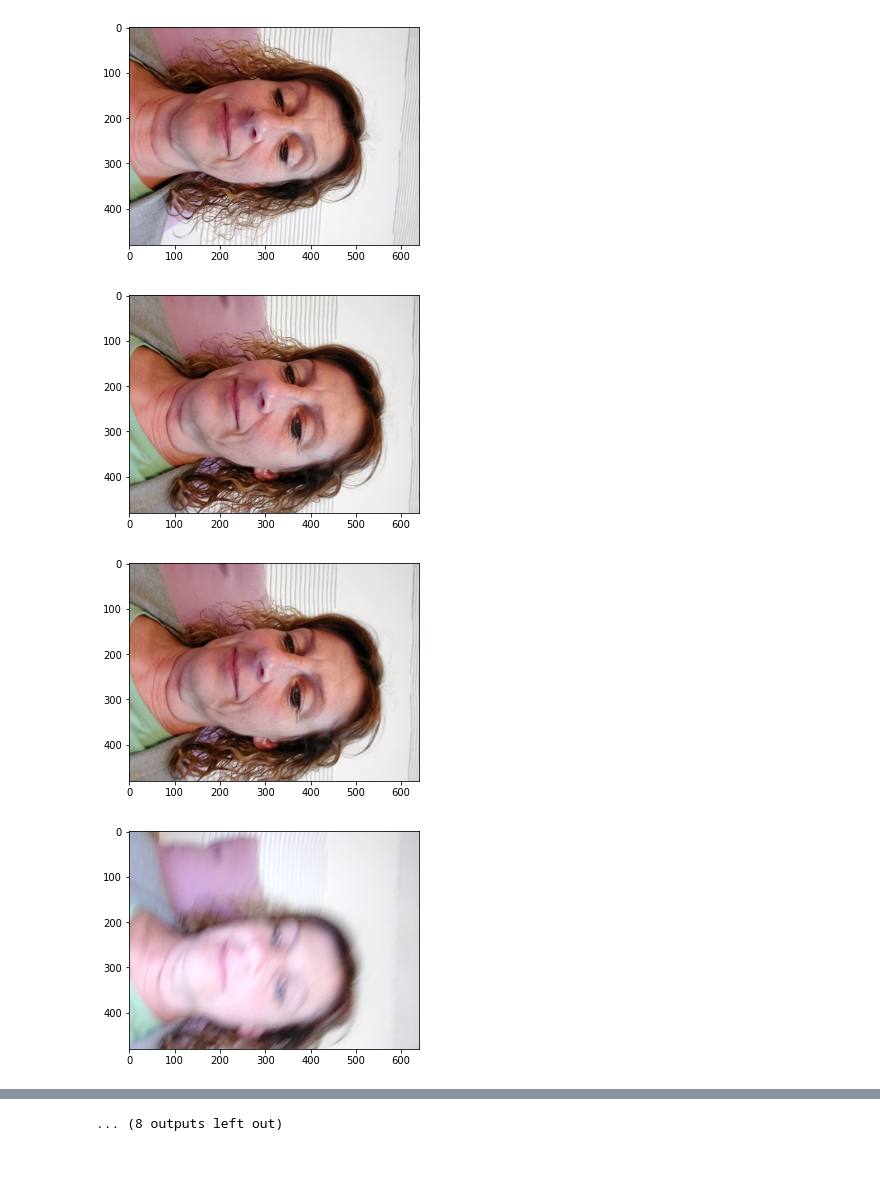
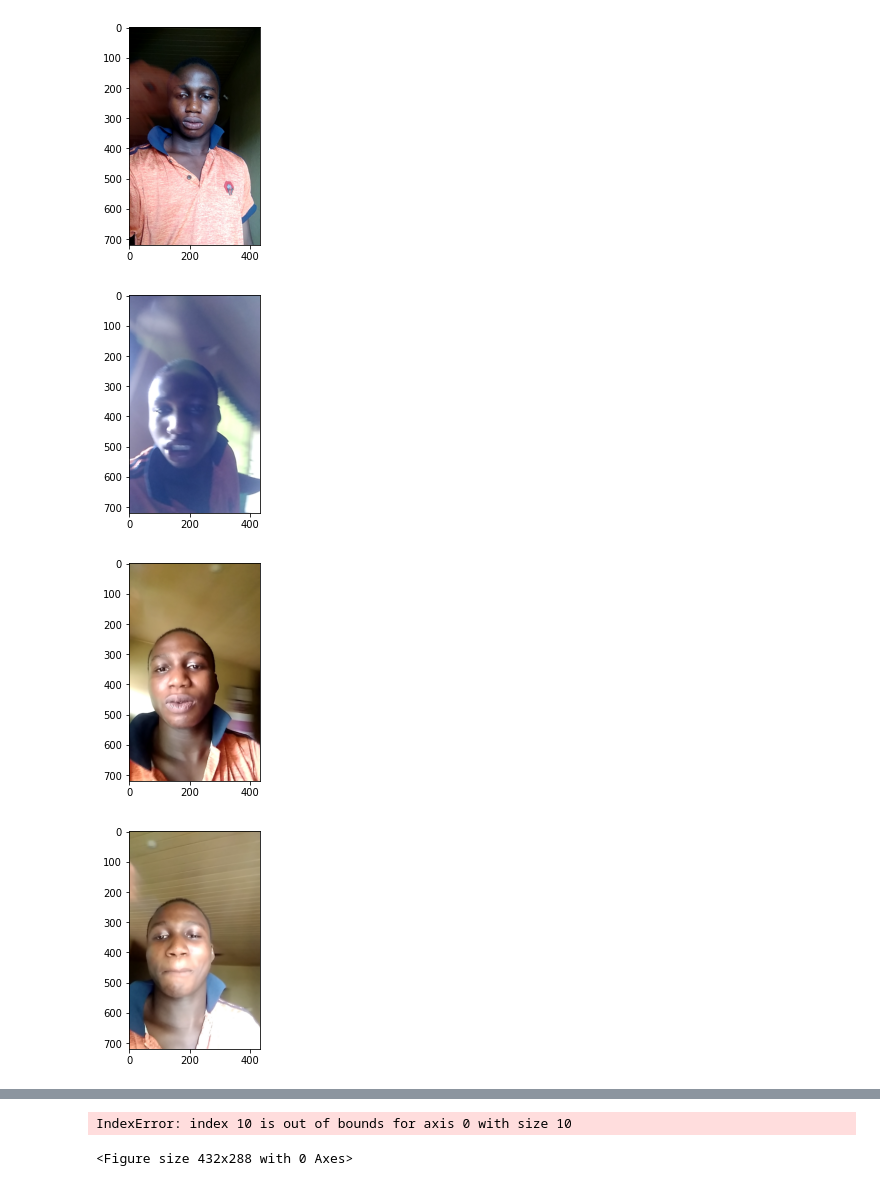
Before and after one commit to iProov/simple_face_swap, a Jupyter notebook: check_data.ipynb, the cells around one changed output, grey strips where cells are left out. Saved outputs shown, nothing was run; the diff lists cells and outputs as text; code cells hidden in the pictures.

Commit message:
adding tokens

```diff
--- a/check_data.ipynb
+++ b/check_data.ipynb
@@ -3,14 +3,14 @@ from ipresearch.data.image import Blobs
 import matplotlib.pyplot as plt
 bs = Blobs("/home/config.json")
 # %%
-single_token = '9c5176d0c6ef37e73bc85a2e61b01d4f71e0c0a211b1b36c376940371801vi07'
-for i in range(20):
+single_token = '1749f560af6d1bd8dde090d2006712b9b71b6af1154c420160b69db31801vi07'
+for i in range(10):
     plt.figure()
     img = bs.get_frame(single_token, frame=i, cluster="eu-prod", return_array=True)
     plt.imshow(img)
     plt.show()
 # %% [output]
-[figure, old version]
+[figure, new version]
-[figure, old version]
+[figure, new version]
-[figure, old version]
+[figure, new version]
-[figure, old version]
+[figure, new version]
@@ -25 +24,2 @@ for i in range(20):
-... (8 outputs left out)
+IndexError: index 10 is out of bounds for axis 0 with size 10
+<Figure size 432x288 with 0 Axes>
```
Also changed, not shown: parts of 1 cell of this notebook, 1 other file.
